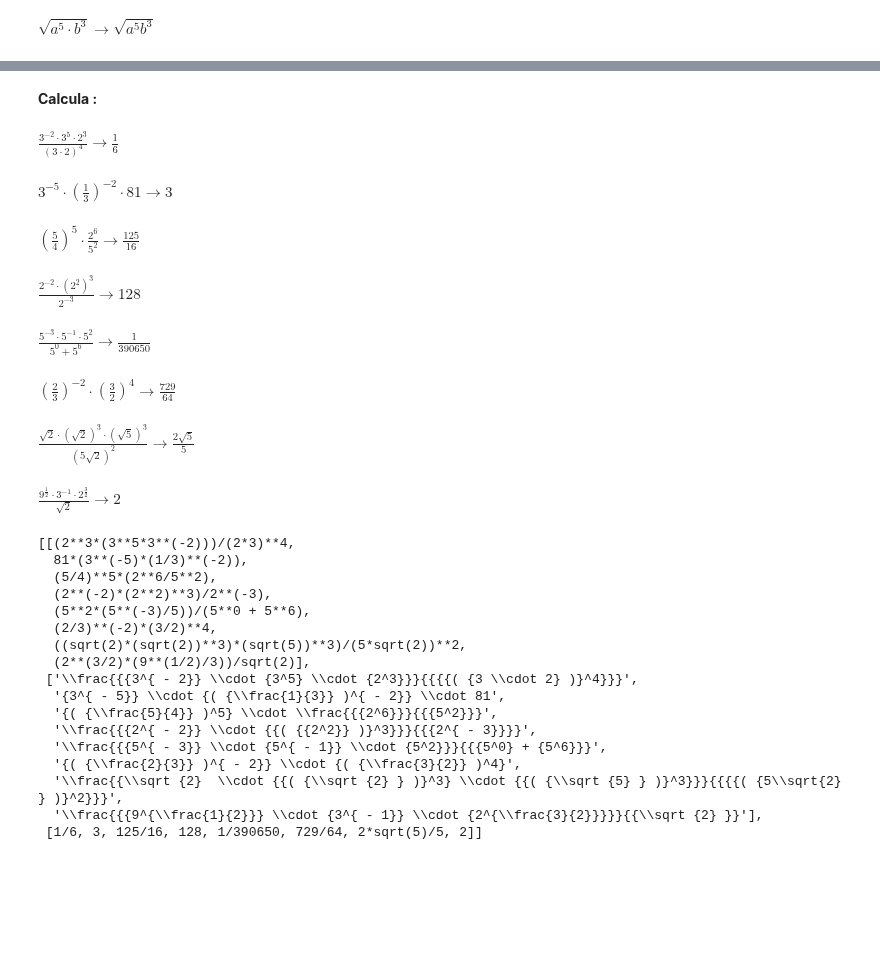
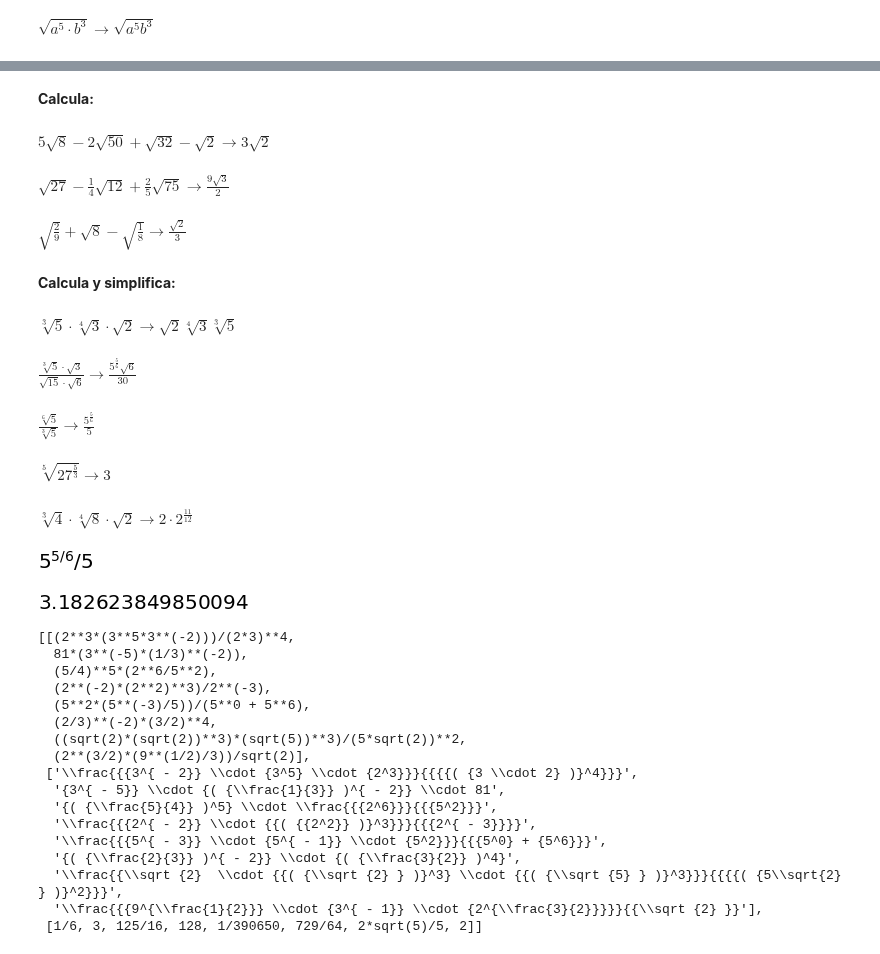
Before and after one commit to crdguez/mat1bac_cit, a Jupyter notebook: notebooks/Potencias y Radicales.ipynb, the cells around one changed output, grey strips where cells are left out. Saved outputs shown, nothing was run; the diff lists cells and outputs as text; code cells hidden in the pictures; blank space fills up the shorter version.

```diff
--- a/notebooks/Potencias y Radicales.ipynb
+++ b/notebooks/Potencias y Radicales.ipynb
@@ -156,33 +257,60 @@ $\sqrt[7]{1} \rightarrow1$
+# %%
+# Página 6 ejercicios 25
+
+
+texto_ejercicio = 'Calcula:'
+
+display(md("**"+texto_ejercicio+"**"))
+
+enunciado_latex = [r'5\sqrt {8}  - 2\sqrt {50}  + \sqrt {32}  - \sqrt {2}',
+                   r'\sqrt {27}  - \frac{1}{4}\sqrt {12}  + \frac{2}{5}\sqrt {75}',
+                   r'\sqrt {\frac{2}{9}}  + \sqrt 8  - \sqrt {\frac{1}{8}}'
+
+                  ]
+enunciado, solucion = [], []
+for s in enunciado_latex :
+    display(md("$"+ s +" \\rightarrow " + latex(simplify(parse_latex(s)))+"$"))
+    enunciado.append(parse_latex(s))
+    solucion.append(simplify(parse_latex(s)))
+# %% [output]
+**Calcula:**
+$5\sqrt {8}  - 2\sqrt {50}  + \sqrt {32}  - \sqrt {2} \rightarrow 3 \sqrt{2}$
+$\sqrt {27}  - \frac{1}{4}\sqrt {12}  + \frac{2}{5}\sqrt {75} \rightarrow \frac{9 \sqrt{3}}{2}$
+$\sqrt {\frac{2}{9}}  + \sqrt 8  - \sqrt {\frac{1}{8}} \rightarrow \frac{\sqrt{2}}{3}$
 # %%
-# Página 4 ejercicios 1 y 2
+# Página 6 ejercicios 26
+
+
+texto_ejercicio = 'Calcula y simplifica:'
 
 display(md("**"+texto_ejercicio+"**"))
 
-texto_ejercicio = 'Calcula :'
-enunciado_latex = [r'\frac{{{3^{ - 2}} \cdot {3^5} \cdot {2^3}}}{{{{( {3 \cdot 2} )}^4}}}',
-                  r'{3^{ - 5}} \cdot {( {\frac{1}{3}} )^{ - 2}} \cdot 81',
-                  r'{( {\frac{5}{4}} )^5} \cdot \frac{{{2^6}}}{{{5^2}}}',
-                  r'\frac{{{2^{ - 2}} \cdot {{( {{2^2}} )}^3}}}{{{2^{ - 3}}}}',
-                  r'\frac{{{5^{ - 3}} \cdot {5^{ - 1}} \cdot {5^2}}}{{{5^0} + {5^6}}}',
-                  r'{( {\frac{2}{3}} )^{ - 2}} \cdot {( {\frac{3}{2}} )^4}',
-                  r'\frac{{\sqrt {2}  \cdot {{( {\sqrt {2} } )}^3} \cdot {{( {\sqrt {5} } )}^3}}}{{{{( {5\sqrt{2} } )}^2}}}',
-                  r'\frac{{{9^{\frac{1}{2}}} \cdot {3^{ - 1}} \cdot {2^{\frac{3}{2}}}}}{{\sqrt {2} }}'
+enunciado_latex = [r'\sqrt [3] {5}  \cdot \sqrt [4] {3}   \cdot \sqrt {2}',
+                   r'\frac{{\sqrt[3]{5} \cdot \sqrt{3}}}{{\sqrt {15}  \cdot \sqrt {6} }}',
+                   r'\frac{{\sqrt[6]{5}}}{{\sqrt[3]{5}}}',
+                   r'\sqrt[5]{{{27}^{\frac{5}{3}}}}',
+                   r'\sqrt[3] {4}  \cdot \sqrt[4] {8}  \cdot \sqrt {2}'
                   ]
 enunciado, solucion = [], []
 for s in enunciado_latex :
-    display(md("$"+ s +" \\rightarrow" + latex(simplify(parse_latex(s)))+"$"))
+    display(md("$"+ s +" \\rightarrow " + latex(simplify(parse_latex(s)))+"$"))
     enunciado.append(parse_latex(s))
     solucion.append(simplify(parse_latex(s)))
 # %% [output]
-**Calcula :**
+**Calcula y simplifica:**
-$\frac{{{3^{ - 2}} \cdot {3^5} \cdot {2^3}}}{{{{( {3 \cdot 2} )}^4}}} \rightarrow\frac{1}{6}$
+$\sqrt [3] {5}  \cdot \sqrt [4] {3}   \cdot \sqrt {2} \rightarrow \sqrt{2} \sqrt[4]{3} \sqrt[3]{5}$
-${3^{ - 5}} \cdot {( {\frac{1}{3}} )^{ - 2}} \cdot 81 \rightarrow3$
+$\frac{{\sqrt[3]{5} \cdot \sqrt{3}}}{{\sqrt {15}  \cdot \sqrt {6} }} \rightarrow \frac{5^{\frac{5}{6}} \sqrt{6}}{30}$
-${( {\frac{5}{4}} )^5} \cdot \frac{{{2^6}}}{{{5^2}}} \rightarrow\frac{125}{16}$
+$\frac{{\sqrt[6]{5}}}{{\sqrt[3]{5}}} \rightarrow \frac{5^{\frac{5}{6}}}{5}$
-$\frac{{{2^{ - 2}} \cdot {{( {{2^2}} )}^3}}}{{{2^{ - 3}}}} \rightarrow128$
+$\sqrt[5]{{{27}^{\frac{5}{3}}}} \rightarrow 3$
-$\frac{{{5^{ - 3}} \cdot {5^{ - 1}} \cdot {5^2}}}{{{5^0} + {5^6}}} \rightarrow\frac{1}{390650}$
+$\sqrt[3] {4}  \cdot \sqrt[4] {8}  \cdot \sqrt {2} \rightarrow 2 \cdot 2^{\frac{11}{12}}$
-${( {\frac{2}{3}} )^{ - 2}} \cdot {( {\frac{3}{2}} )^4} \rightarrow\frac{729}{64}$
-$\frac{{\sqrt {2}  \cdot {{( {\sqrt {2} } )}^3} \cdot {{( {\sqrt {5} } )}^3}}}{{{{( {5\sqrt{2} } )}^2}}} \rightarrow\frac{2 \sqrt{5}}{5}$
-$\frac{{{9^{\frac{1}{2}}} \cdot {3^{ - 1}} \cdot {2^{\frac{3}{2}}}}}{{\sqrt {2} }} \rightarrow2$
+# %%
+cancel(simplify(parse_latex(s)))
+# %% [output]
+[figure, added]
+# %%
+(5**(1/3)*3**(1/4)*2**(1/2))
+# %% [output]
+[figure, added]
 # %%
 def encabezado() :
     encabezado = ['enunciado_latex','enunciado','solucion']
```
Also changed, not shown: parts of 11 cells of this notebook.
